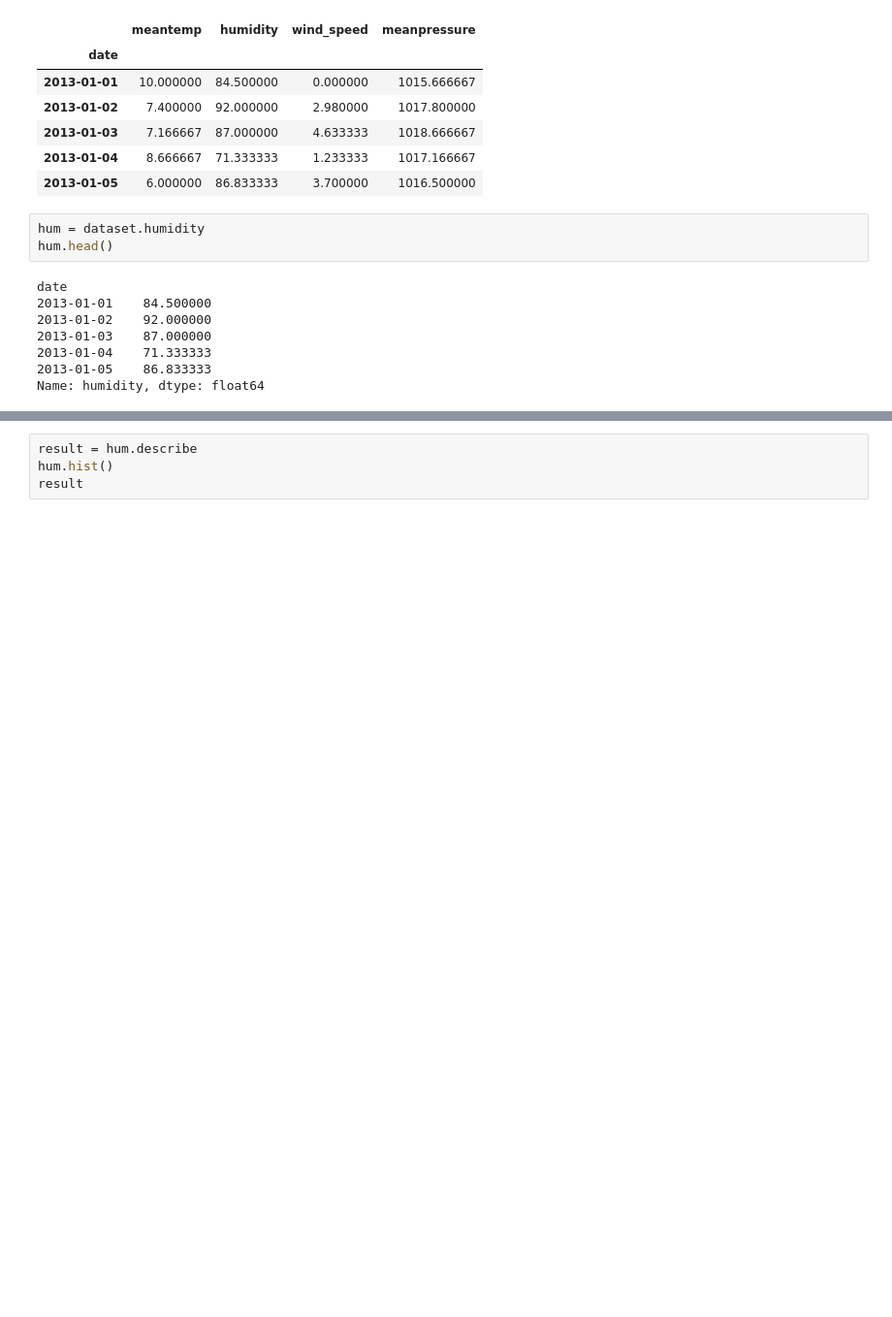
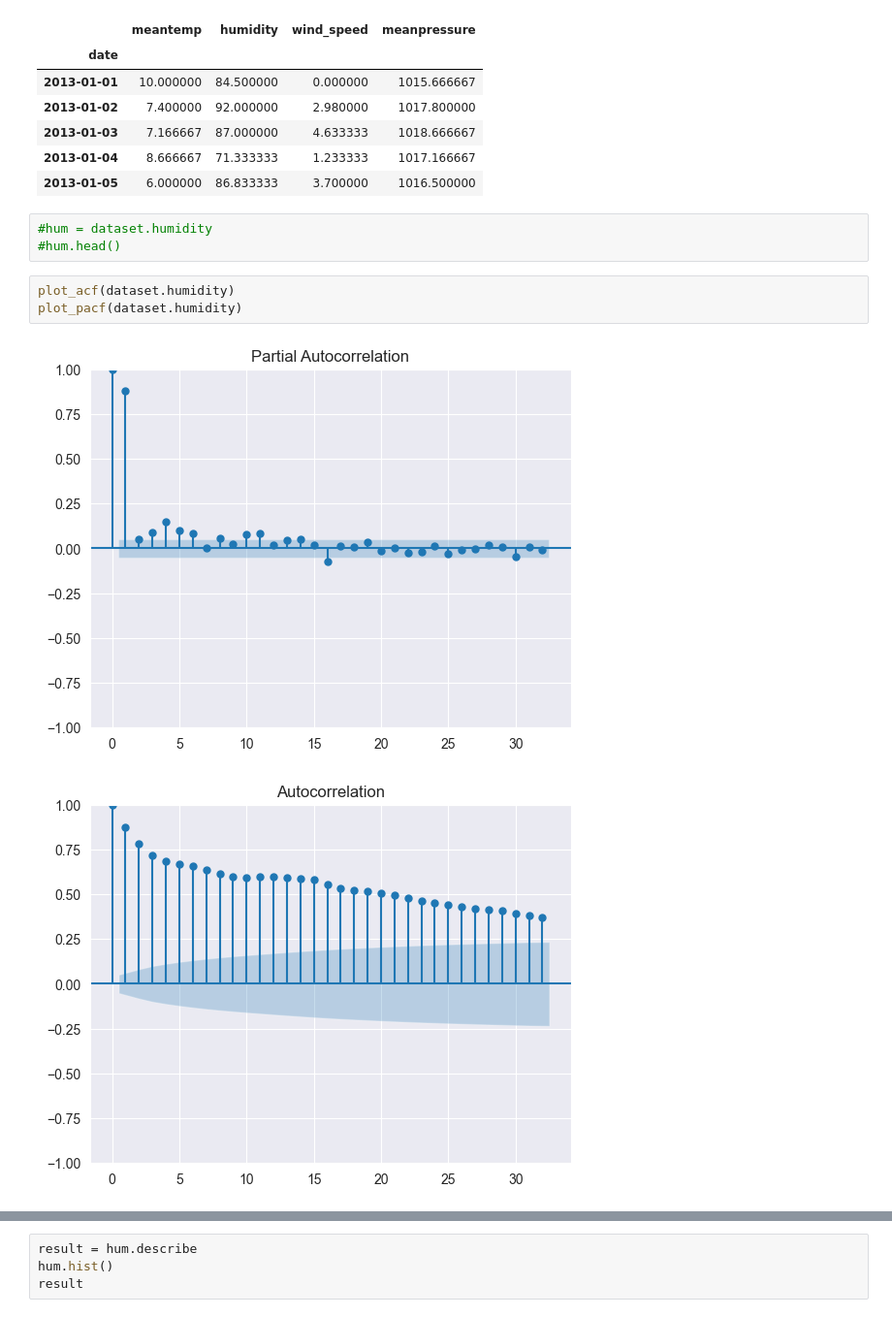
Before and after one commit to LexaMart/OOD, a Jupyter notebook: lab2.ipynb, the cells around one changed output, grey strips where cells are left out. Shown at 97% size. Cells and saved outputs as stored; diff of their text form; blank space fills up the shorter version.

Commit message:
Add acf and pacf

```diff
--- a/lab2.ipynb
+++ b/lab2.ipynb
@@ -24,13 +25,11 @@ df.head()
 | 2013-01-04 | 8.666667 | 71.333333 | 1.233333 | 1017.166667 |
 | 2013-01-05 | 6.000000 | 86.833333 | 3.700000 | 1016.500000 |
 # %%
-hum = dataset.humidity
-hum.head()
+#hum = dataset.humidity
+#hum.head()
-# %% [output]
-date
-2013-01-01    84.500000
-2013-01-02    92.000000
-2013-01-03    87.000000
-2013-01-04    71.333333
-2013-01-05    86.833333
-Name: humidity, dtype: float64
+# %%
+plot_acf(dataset.humidity)
+plot_pacf(dataset.humidity)
+# %% [output]
+[figure, added]
+[figure, added]
```
Also changed, not shown: parts of 8 cells of this notebook.
